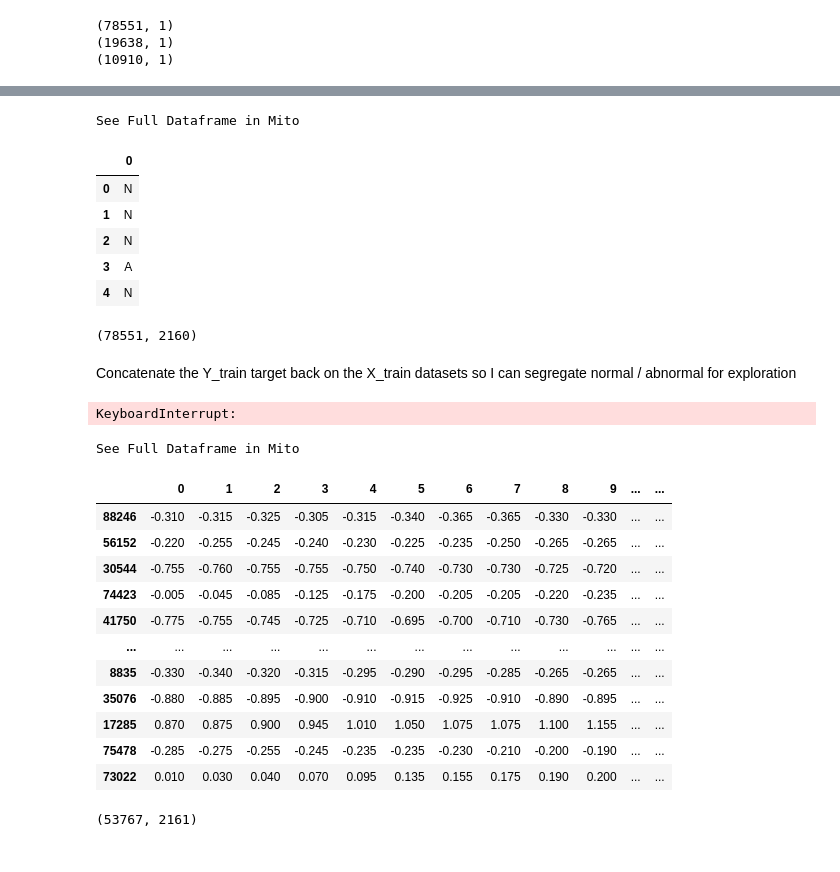
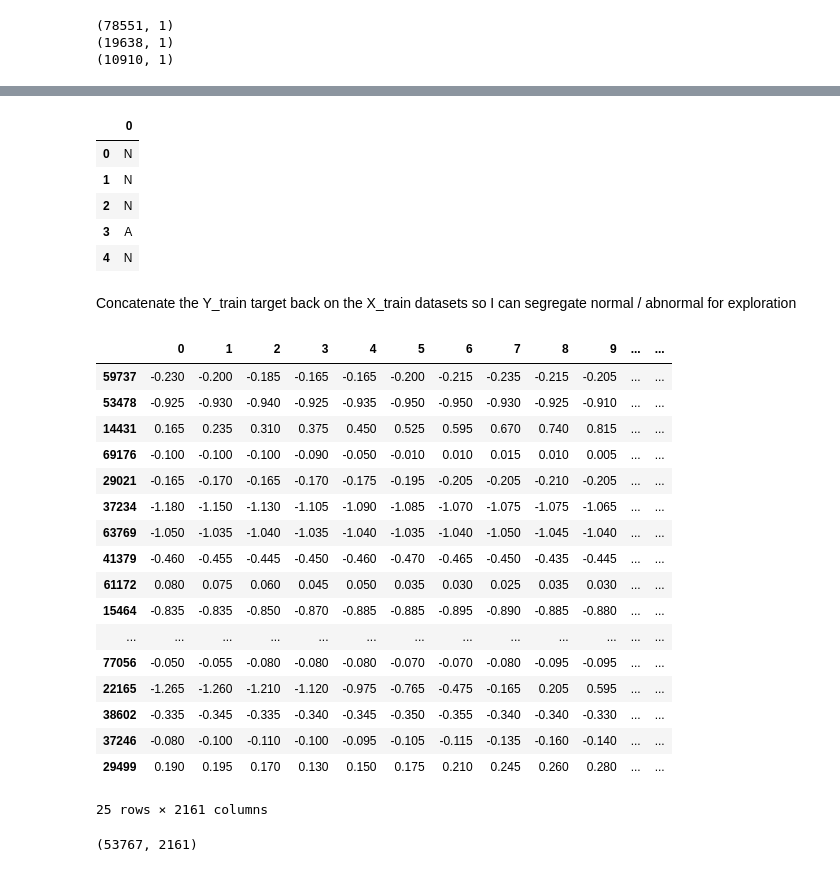
Before and after one commit to Jared-Godar/ecg_anomaly_detection, a Jupyter notebook: explore.ipynb, the cells around one changed output, grey strips where cells are left out. Cells and saved outputs as stored; diff of their text form; code cells hidden in the pictures.

```diff
--- a/explore.ipynb
+++ b/explore.ipynb
@@ -286,7 +285,7 @@ X_all, Y_all, sym_all = make_dataset(pts, num_sec, fs, abnormal)
 # %% [markdown]
 The previous cell took minutes to run, so I will convert X_all, Y_all, and sym_all to dataframes and cache them as CSV files (which I wont upload to Github this time as they are too large)
 # %%
-X_all=pd.DataFrame(X_all)
-Y_all=pd.DataFrame(Y_all)
-sym_all=pd.DataFrame(sym_all)
+X_all_df=pd.DataFrame(X_all)
+Y_all_df=pd.DataFrame(Y_all)
+sym_all_df=pd.DataFrame(sym_all)
 # %%
@@ -362,0 +371,12 @@ print(X_test.shape)
+# %%
+X_train_df=pd.DataFrame(X_train)
+X_validate_df=pd.DataFrame(X_validate)
+X_test_df=pd.DataFrame(X_test)
+
+Y_train_df=pd.DataFrame(Y_train)
+Y_validate_df=pd.DataFrame(Y_validate)
+Y_test_df=pd.DataFrame(Y_test)
+
+sym_train_df=pd.DataFrame(sym_train)
+sym_validate_df=pd.DataFrame(sym_validate)
+sym_test_df=pd.DataFrame(sym_test)
@@ -399,40 +420,38 @@ See Full Dataframe in Mito
 | 3 | 1.0 |
 | 4 | 0.0 |
 # %%
-sym_all.head()
+sym_all_df.head()
 # %% [output]
-See Full Dataframe in Mito
 |  | 0 |
 | 0 | N |
 | 1 | N |
 | 2 | N |
 | 3 | A |
 | 4 | N |
-# %%
-X_train.shape
-# %% [output]
-(78551, 2160)
 # %% [markdown]
 Concatenate the Y_train target back on the X_train datasets so I can segregate normal / abnormal for exploration
-# %%
-X_explore = X_train
-X_explore['abnormal']=Y_train
-# %% [output]
-KeyboardInterrupt:
+# %%
+X_explore_df = X_train_df
+X_explore_df['abnormal']=Y_train_df
 # %%
-X_explore.sample(25)
+X_explore_df.sample(25)
 # %% [output]
+|  | 0 | 1 | 2 | 3 | 4 | 5 | 6 | 7 | 8 | 9 | ... | ... |
+| 59737 | -0.230 | -0.200 | -0.185 | -0.165 | -0.165 | -0.200 | -0.215 | -0.235 | -0.215 | -0.205 | ... | ... |
+| 53478 | -0.925 | -0.930 | -0.940 | -0.925 | -0.935 | -0.950 | -0.950 | -0.930 | -0.925 | -0.910 | ... | ... |
+| 14431 | 0.165 | 0.235 | 0.310 | 0.375 | 0.450 | 0.525 | 0.595 | 0.670 | 0.740 | 0.815 | ... | ... |
+| 69176 | -0.100 | -0.100 | -0.100 | -0.090 | -0.050 | -0.010 | 0.010 | 0.015 | 0.010 | 0.005 | ... | ... |
+| 29021 | -0.165 | -0.170 | -0.165 | -0.170 | -0.175 | -0.195 | -0.205 | -0.205 | -0.210 | -0.205 | ... | ... |
+| 37234 | -1.180 | -1.150 | -1.130 | -1.105 | -1.090 | -1.085 | -1.070 | -1.075 | -1.075 | -1.065 | ... | ... |
+| 63769 | -1.050 | -1.035 | -1.040 | -1.035 | -1.040 | -1.035 | -1.040 | -1.050 | -1.045 | -1.040 | ... | ... |
+| 41379 | -0.460 | -0.455 | -0.445 | -0.450 | -0.460 | -0.470 | -0.465 | -0.450 | -0.435 | -0.445 | ... | ... |
+| 61172 | 0.080 | 0.075 | 0.060 | 0.045 | 0.050 | 0.035 | 0.030 | 0.025 | 0.035 | 0.030 | ... | ... |
+| 15464 | -0.835 | -0.835 | -0.850 | -0.870 | -0.885 | -0.885 | -0.895 | -0.890 | -0.885 | -0.880 | ... | ... |
+| ... | ... | ... | ... | ... | ... | ... | ... | ... | ... | ... | ... | ... |
+| 77056 | -0.050 | -0.055 | -0.080 | -0.080 | -0.080 | -0.070 | -0.070 | -0.080 | -0.095 | -0.095 | ... | ... |
+| 22165 | -1.265 | -1.260 | -1.210 | -1.120 | -0.975 | -0.765 | -0.475 | -0.165 | 0.205 | 0.595 | ... | ... |
+| 38602 | -0.335 | -0.345 | -0.335 | -0.340 | -0.345 | -0.350 | -0.355 | -0.340 | -0.340 | -0.330 | ... | ... |
+| 37246 | -0.080 | -0.100 | -0.110 | -0.100 | -0.095 | -0.105 | -0.115 | -0.135 | -0.160 | -0.140 | ... | ... |
+| 29499 | 0.190 | 0.195 | 0.170 | 0.130 | 0.150 | 0.175 | 0.210 | 0.245 | 0.260 | 0.280 | ... | ... |
-See Full Dataframe in Mito
+25 rows × 2161 columns
-|  | 0 | 1 | 2 | 3 | 4 | 5 | 6 | 7 | 8 | 9 | ... | ... |
-| 88246 | -0.310 | -0.315 | -0.325 | -0.305 | -0.315 | -0.340 | -0.365 | -0.365 | -0.330 | -0.330 | ... | ... |
-| 56152 | -0.220 | -0.255 | -0.245 | -0.240 | -0.230 | -0.225 | -0.235 | -0.250 | -0.265 | -0.265 | ... | ... |
-| 30544 | -0.755 | -0.760 | -0.755 | -0.755 | -0.750 | -0.740 | -0.730 | -0.730 | -0.725 | -0.720 | ... | ... |
-| 74423 | -0.005 | -0.045 | -0.085 | -0.125 | -0.175 | -0.200 | -0.205 | -0.205 | -0.220 | -0.235 | ... | ... |
-| 41750 | -0.775 | -0.755 | -0.745 | -0.725 | -0.710 | -0.695 | -0.700 | -0.710 | -0.730 | -0.765 | ... | ... |
-| ... | ... | ... | ... | ... | ... | ... | ... | ... | ... | ... | ... | ... |
-| 8835 | -0.330 | -0.340 | -0.320 | -0.315 | -0.295 | -0.290 | -0.295 | -0.285 | -0.265 | -0.265 | ... | ... |
-| 35076 | -0.880 | -0.885 | -0.895 | -0.900 | -0.910 | -0.915 | -0.925 | -0.910 | -0.890 | -0.895 | ... | ... |
-| 17285 | 0.870 | 0.875 | 0.900 | 0.945 | 1.010 | 1.050 | 1.075 | 1.075 | 1.100 | 1.155 | ... | ... |
-| 75478 | -0.285 | -0.275 | -0.255 | -0.245 | -0.235 | -0.235 | -0.230 | -0.210 | -0.200 | -0.190 | ... | ... |
-| 73022 | 0.010 | 0.030 | 0.040 | 0.070 | 0.095 | 0.135 | 0.155 | 0.175 | 0.190 | 0.200 | ... | ... |
 # %%
```
Also changed, not shown: parts of 54 cells of this notebook.
